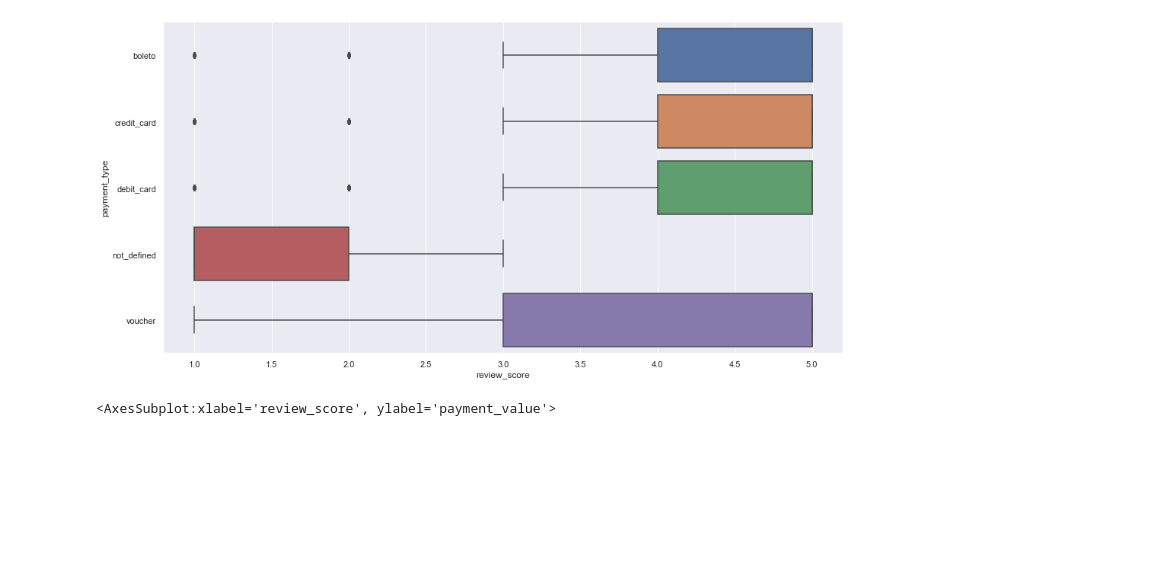
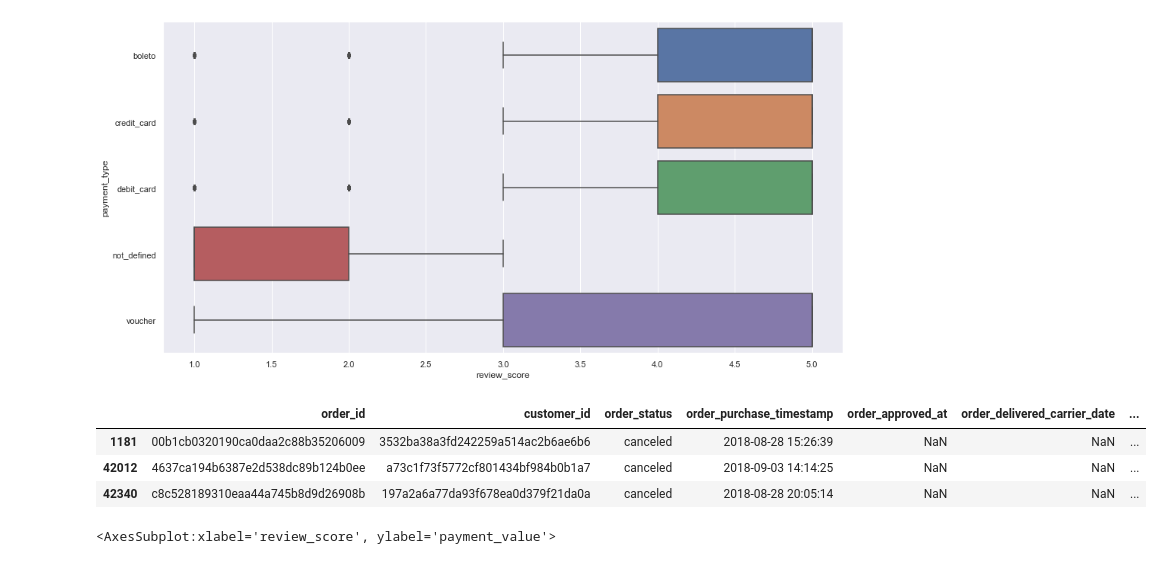
Before and after one commit to S-Samiksha/DSAI-Project, a Jupyter notebook: Part 4_Payment Mode .ipynb, the cells around one changed output. Saved outputs shown, nothing was run; the diff lists cells and outputs as text; code cells hidden in the pictures; blank space fills up the shorter version.

```diff
--- a/Part 4_Payment Mode .ipynb
+++ b/Part 4_Payment Mode .ipynb
@@ -40,6 +40,13 @@ sb.boxplot(x = 'review_score', y = 'payment_type', data = olist_merge)
 # %% [output]
 <AxesSubplot:xlabel='review_score', ylabel='payment_type'>
 [figure]
+# %%
+olist_merge.loc[(olist_merge["payment_type"]=="not_defined")]
+# %% [output]
+|  | order_id | customer_id | order_status | order_purchase_timestamp | order_approved_at | order_delivered_carrier_date | ... |
+| 1181 | 00b1cb0320190ca0daa2c88b35206009 | 3532ba38a3fd242259a514ac2b6ae6b6 | canceled | 2018-08-28 15:26:39 | NaN | NaN | ... |
+| 42012 | 4637ca194b6387e2d538dc89b124b0ee | a73c1f73f5772cf801434bf984b0b1a7 | canceled | 2018-09-03 14:14:25 | NaN | NaN | ... |
+| 42340 | c8c528189310eaa44a745b8d9d26908b | 197a2a6a77da93f678ea0d379f21da0a | canceled | 2018-08-28 20:05:14 | NaN | NaN | ... |
 # %%
 f = plt.figure(figsize=(16, 8))
 sb.boxplot(x = 'review_score', y = 'payment_value', data = olist_merge)
```
Also changed, not shown: parts of 5 cells of this notebook, 1 other file.
